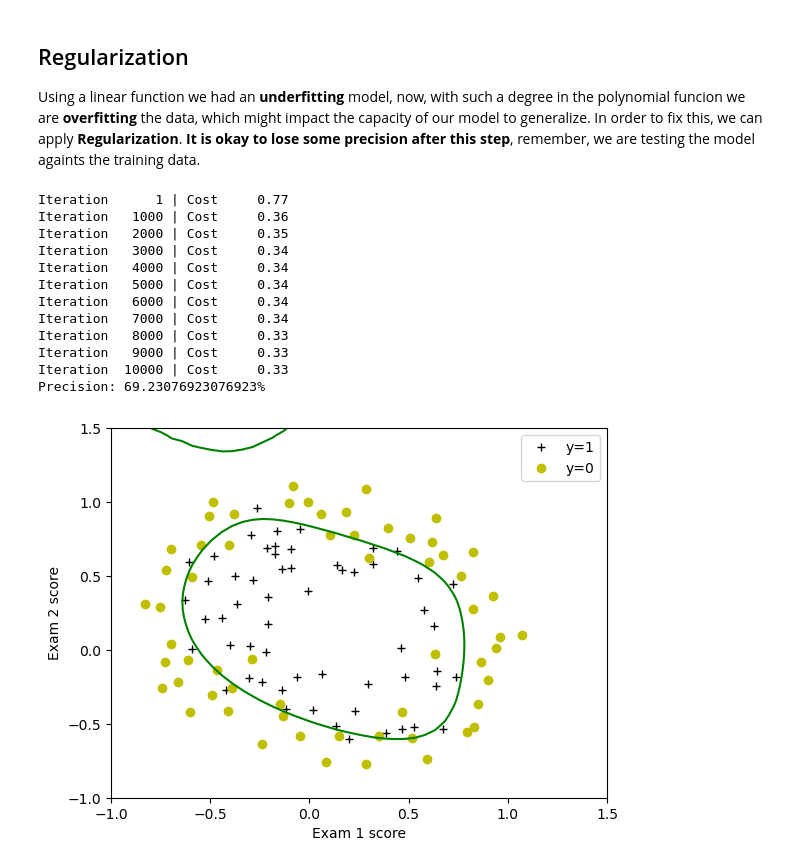
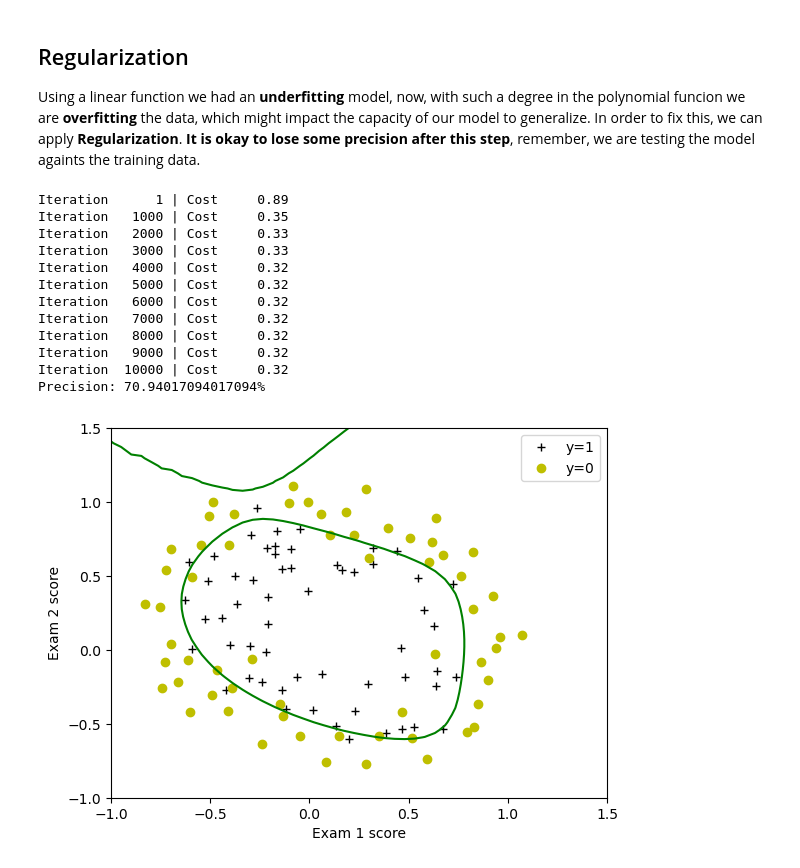
Before and after one commit to saymow/machine-learning, a Jupyter notebook: logistic-regression.ipynb, the cells around one changed output. Cells and saved outputs as stored; diff of their text form; code cells hidden in the pictures.

```diff
--- a/logistic-regression.ipynb
+++ b/logistic-regression.ipynb
@@ -114,7 +47,7 @@ initial_b = -8
 iterations = 10000
 alpha = 0.5
 
-w, b = compute_gradient_descent(X_train, y_train, initial_w, initial_b, compute_cost, compute_gradient, alpha, -1, iterations)
+w, b, hist = compute_gradient_descent(X_train, y_train, initial_w, initial_b, compute_non_linear_cost, compute_gradient_sigmoid, alpha, -1, iterations)
 # %% [output]
 Iteration      1 | Cost     3.78
 Iteration   1000 | Cost     0.69
@@ -304,17 +237,3 @@ Precision: 70.08547008547008%
 ## Regularization
 
 Using a linear function we had an **underfitting** model, now, with such a degree in the polynomial funcion we are **overfitting** the data, which might impact the capacity of our model to generalize. In order to fix this, we can apply **Regularization**. **It is okay to lose some precision after this step**, remember, we are testing the model againts the training data.
-# %%
-def compute_reg_cost(X, y, w, b, lambda_ = 1):
-    m, n = X.shape
-
-    cost_without_reg = compute_cost(X, y, w, b, lambda_)
-
-    reg_cost = .0
-
-    for j in range(n):
-        reg_cost += w[j] ** 2
-
-    reg_cost = lambda_ * reg_cost / (2 * m)
-
-    return cost_without_reg + reg_cost
@@ -331,25 +240,34 @@ def compute_reg_gradient(X, y, w, b, lambda_ = 1):
 # %%
-initial_w7_reg = np.random.rand(mapped_X7_train.shape[1]) - 0.5
+mapped_X11_train = map_feature(X_train[:, 0], X_train[:, 1], 11)
+initial_w7_reg = np.random.rand(mapped_X11_train.shape[1]) - 0.5
 initial_b7_reg = 1.
 
-lambda_ = .01
+lambda_ = .001
 
 iterations = 10000
 alpha = 0.5
 
-w7_reg, b7_reg = compute_gradient_descent(mapped_X7_train, y_train, initial_w7_reg, initial_b7_reg, compute_reg_cost, compute_reg_gradient, alpha, lambda_, iterations)
-show_non_linear_results(w7_reg, b7_reg, mapped_X7_train, y_train, 7)
+w7_reg, b7_reg, hist = compute_gradient_descent(mapped_X11_train,
+                                          y_train, initial_w7_reg,
+                                          initial_b7_reg,
+                                          lambda X, y, w, b, lambda_: compute_reg_cost(X, y, w, b, compute_non_linear_cost, lambda_),
+                                          compute_reg_gradient_sigmoid,
+                                          alpha,
+                                          lambda_,
+                                          iterations
+                                         )
+show_non_linear_results(w7_reg, b7_reg, mapped_X11_train, y_train, 11)
 # %% [output]
-Iteration      1 | Cost     0.77
-Iteration   1000 | Cost     0.36
-Iteration   2000 | Cost     0.35
-Iteration   3000 | Cost     0.34
-Iteration   4000 | Cost     0.34
-Iteration   5000 | Cost     0.34
-Iteration   6000 | Cost     0.34
-Iteration   7000 | Cost     0.34
-Iteration   8000 | Cost     0.33
-Iteration   9000 | Cost     0.33
-Iteration  10000 | Cost     0.33
-Precision: 69.23076923076923%
+Iteration      1 | Cost     0.89
+Iteration   1000 | Cost     0.35
+Iteration   2000 | Cost     0.33
+Iteration   3000 | Cost     0.33
+Iteration   4000 | Cost     0.32
+Iteration   5000 | Cost     0.32
+Iteration   6000 | Cost     0.32
+Iteration   7000 | Cost     0.32
+Iteration   8000 | Cost     0.32
+Iteration   9000 | Cost     0.32
+Iteration  10000 | Cost     0.32
+Precision: 70.94017094017094%
-[figure, old version]
+[figure, new version]
```
Also changed, not shown: parts of 16 cells of this notebook, 3 other files.
